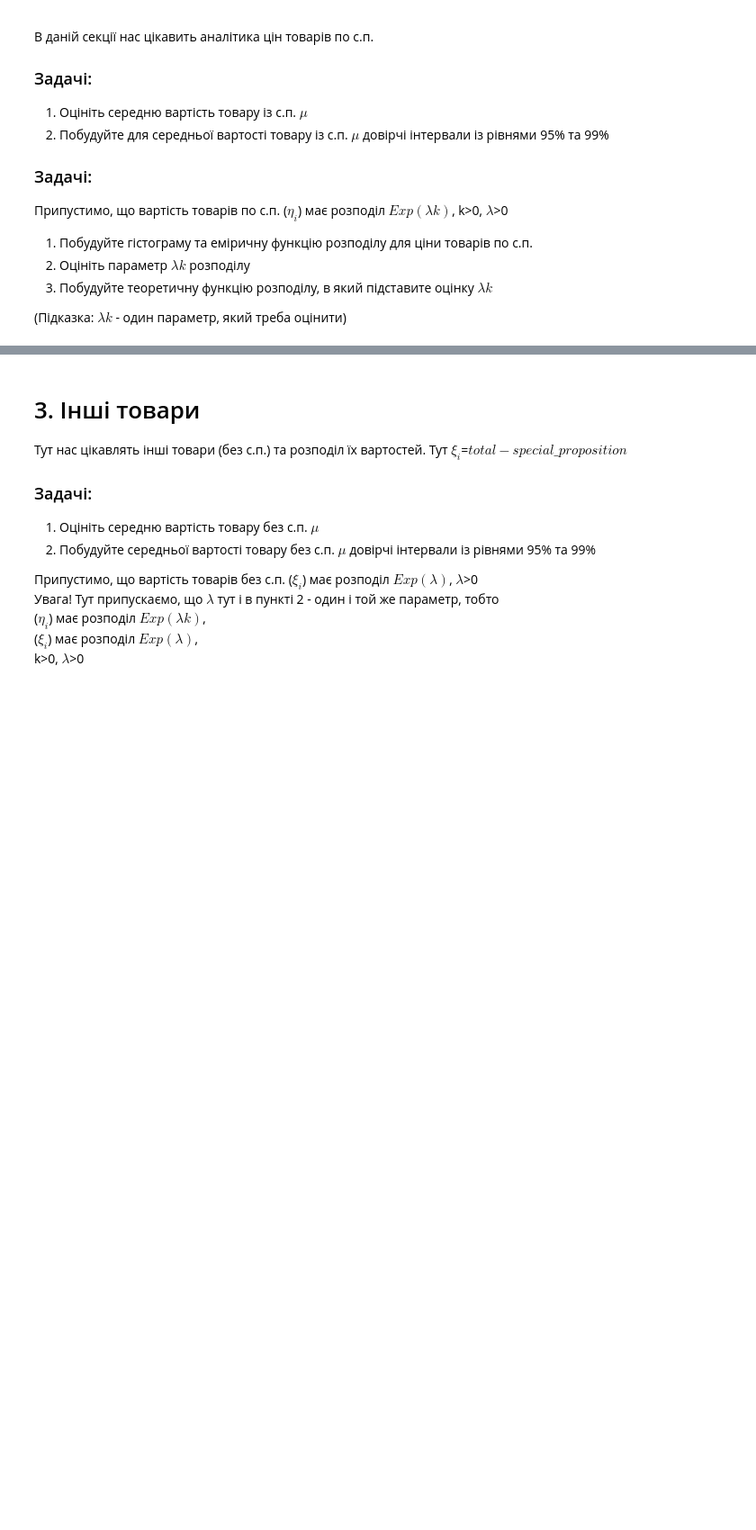
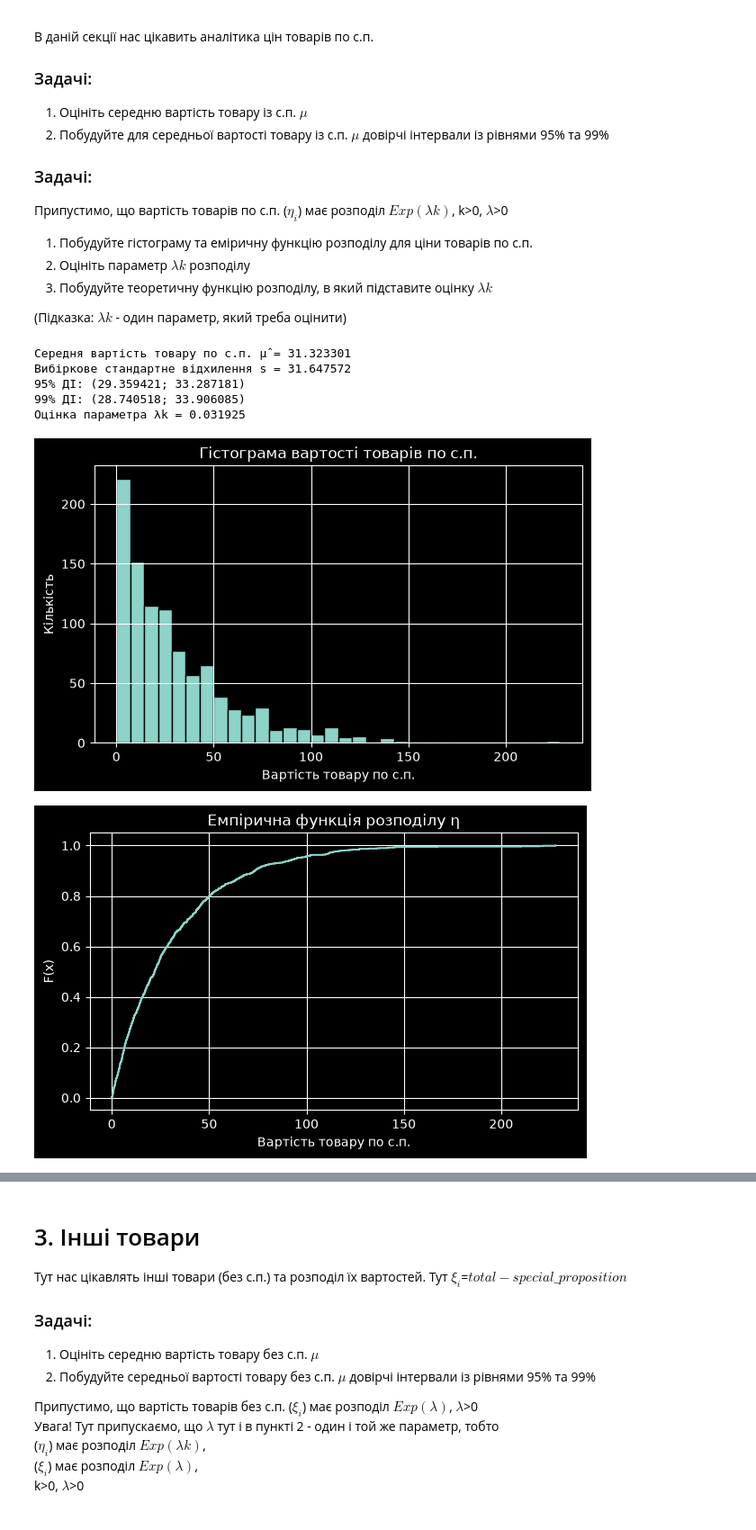
Before and after one commit to moskalenkoalina/computerStatic, a Jupyter notebook: LB1/lab1_definition.ipynb, the cells around one changed output, grey strips where cells are left out. Shown at 90% size. Cells and saved outputs as stored; diff of their text form; code cells hidden in the pictures; blank space fills up the shorter version.

```diff
--- a/LB1/lab1_definition.ipynb
+++ b/LB1/lab1_definition.ipynb
@@ -55,3 +83,72 @@ $p_i$ - чи був товар із с.п. повернуто (return)
 3. Побудуйте теоретичну функцію розподілу, в який підставите оцінку $\lambda k$
 
 (Підказка: $\lambda k$ - один параметр, який треба оцінити)
+# %%
+import numpy as np
+import pandas as pd
+from scipy import stats
+import matplotlib.pyplot as plt
+
+# 1. Підготовка даних та розміру вибірки
+eta = data['special_proposition'].to_numpy(dtype=float)
+n = len(eta)
+
+mu_eta = eta.mean()
+s_eta = eta.std(ddof=1)
+
+print(f'Середня вартість товару по с.п. μ̂ = {mu_eta:.6f}')
+print(f'Вибіркове стандартне відхилення s = {s_eta:.6f}')
+
+# 2. Обчислення довірчих інтервалів
+for confidence in [0.95, 0.99]:
+    alpha = 1 - confidence
+    t_crit = stats.t.ppf(1 - alpha / 2, df=n - 1)
+    margin = t_crit * s_eta / np.sqrt(n)
+    print(f'{int(confidence*100)}% ДІ: ({mu_eta - margin:.6f}; {mu_eta + margin:.6f})')
+
+# 3. Емпіричний розподіл та оцінка параметра
+eta_sorted = np.sort(eta)
+ecdf_eta = np.arange(1, n + 1) / n
+
+lambda_k_hat = 1 / mu_eta
+print(f'Оцінка параметра λk = {lambda_k_hat:.6f}')
+
+# 4. Гістограма
+plt.figure(figsize=(7, 4))
+plt.hist(eta, bins='auto', edgecolor='black')
+plt.xlabel('Вартість товару по с.п.')
+plt.ylabel('Кількість')
+plt.title('Гістограма вартості товарів по с.п.')
+plt.grid(True)
+plt.show()
+
+# 5. Емпірична функція розподілу
+plt.figure(figsize=(7, 4))
+plt.step(eta_sorted, ecdf_eta, where='post')
+plt.xlabel('Вартість товару по с.п.')
+plt.ylabel('F(x)')
+plt.title('Емпірична функція розподілу η')
+plt.grid(True)
+plt.show()
+
+# 6. Порівняння з теоретичною функцією розподілу
+xx = np.linspace(0, eta.max() * 1.1, 300)
+F_eta = 1 - np.exp(-lambda_k_hat * xx)
+
+plt.figure(figsize=(7, 4))
+plt.step(eta_sorted, ecdf_eta, where='post', label='Емпірична F(x)')
+plt.plot(xx, F_eta, label='Теоретична F(x)')
+plt.xlabel('x')
+plt.ylabel('F(x)')
+plt.title('Емпірична та теоретична функції розподілу η')
+plt.legend()
+plt.grid(True)
+plt.show()
+# %% [output]
+Середня вартість товару по с.п. μ̂ = 31.323301
+Вибіркове стандартне відхилення s = 31.647572
+95% ДІ: (29.359421; 33.287181)
+99% ДІ: (28.740518; 33.906085)
+Оцінка параметра λk = 0.031925
+[figure, added]
+[figure, added]
```
Also changed, not shown: parts of 4 cells of this notebook.
